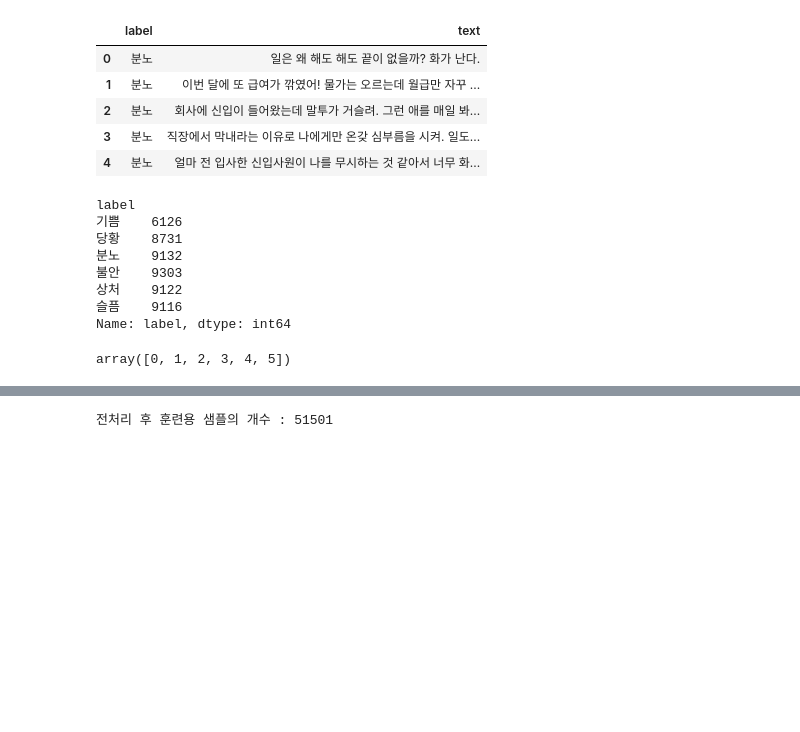
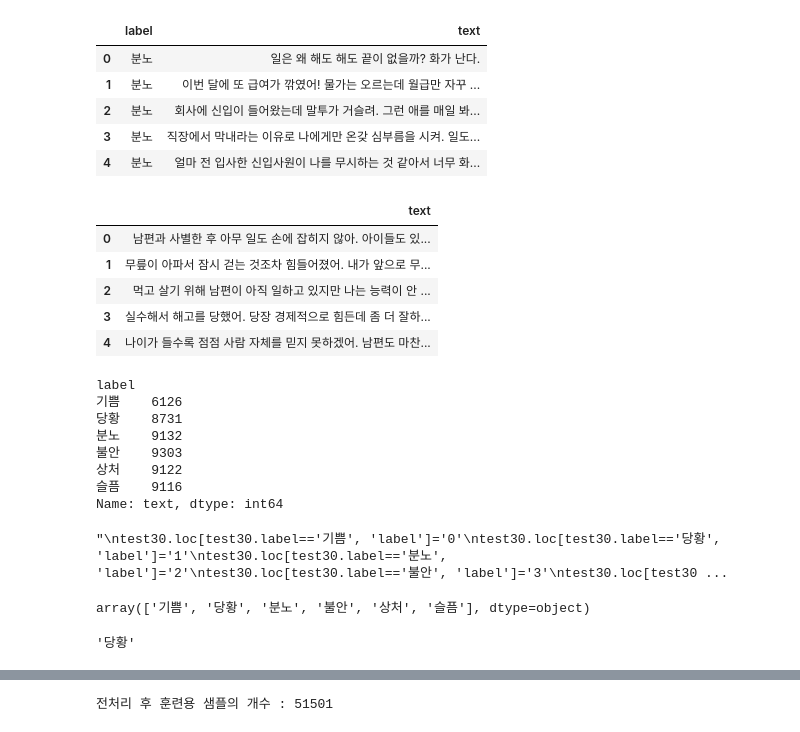
Before and after one commit to songbyungsub/dongdaemun_ai, a Jupyter notebook: Snippets/감정분류_BERT_gocl.ipynb, the cells around one changed output, grey strips where cells are left out. Cells and saved outputs as stored; diff of their text form; code cells hidden in the pictures; blank space fills up the shorter version.

```diff
--- a/Snippets/감정분류_BERT_gocl.ipynb
+++ b/Snippets/감정분류_BERT_gocl.ipynb
@@ -84,8 +84,17 @@ train.head()
 | 2 | 분노 | 회사에 신입이 들어왔는데 말투가 거슬려. 그런 애를 매일 봐... |
 | 3 | 분노 | 직장에서 막내라는 이유로 나에게만 온갖 심부름을 시켜. 일도... |
 | 4 | 분노 | 얼마 전 입사한 신입사원이 나를 무시하는 것 같아서 너무 화... |
+# %%
+test30.head()
+# %% [output]
+|  | text |
+| 0 | 남편과 사별한 후 아무 일도 손에 잡히지 않아. 아이들도 있... |
+| 1 | 무릎이 아파서 잠시 걷는 것조차 힘들어졌어. 내가 앞으로 무... |
+| 2 | 먹고 살기 위해 남편이 아직 일하고 있지만 나는 능력이 안 ... |
+| 3 | 실수해서 해고를 당했어. 당장 경제적으로 힘든데 좀 더 잘하... |
+| 4 | 나이가 들수록 점점 사람 자체를 믿지 못하겠어. 남편도 마찬... |
 # %%
-print(train["label"].groupby([train["label"]]).count())
+print(train["text"].groupby([train["label"]]).count())
 # %% [output]
 label
 기쁨    6126
@@ -94,5 +103,5 @@ label
 불안    9303
 상처    9122
 슬픔    9116
-Name: label, dtype: int64
+Name: text, dtype: int64
 # %%
@@ -105,17 +116,25 @@ train.loc[train.label=='슬픔', 'label']='5'
 # %%
+'''
 test30.loc[test30.label=='기쁨', 'label']='0'
 test30.loc[test30.label=='당황', 'label']='1'
 test30.loc[test30.label=='분노', 'label']='2'
 test30.loc[test30.label=='불안', 'label']='3'
 test30.loc[test30.label=='상처', 'label']='4'
 test30.loc[test30.label=='슬픔', 'label']='5'
+'''
+# %% [output]
+"\ntest30.loc[test30.label=='기쁨', 'label']='0'\ntest30.loc[test30.label=='당황', 'label']='1'\ntest30.loc[test30.label=='분노', 'label']='2'\ntest30.loc[test30.label=='불안', 'label']='3'\ntest30.loc[test30 ...
 # %%
 #또는
 # 라벨와 클래스을 매핑 작업
 from sklearn.preprocessing import LabelEncoder
 encoder = LabelEncoder()
-train['감정'] = encoder.fit_transform(train['label'])
-test30['감정'] = encoder.transform(test30['label'])
+train['label'] = encoder.fit_transform(train['label'])
+#test30['label'] = encoder.transform(test30['label'])
 encoder.classes_
 # %% [output]
-array([0, 1, 2, 3, 4, 5])
+array(['기쁨', '당황', '분노', '불안', '상처', '슬픔'], dtype=object)
+# %%
+encoder.inverse_transform([1])[0]
+# %% [output]
+'당황'
```
Also changed, not shown: parts of 23 cells of this notebook.
